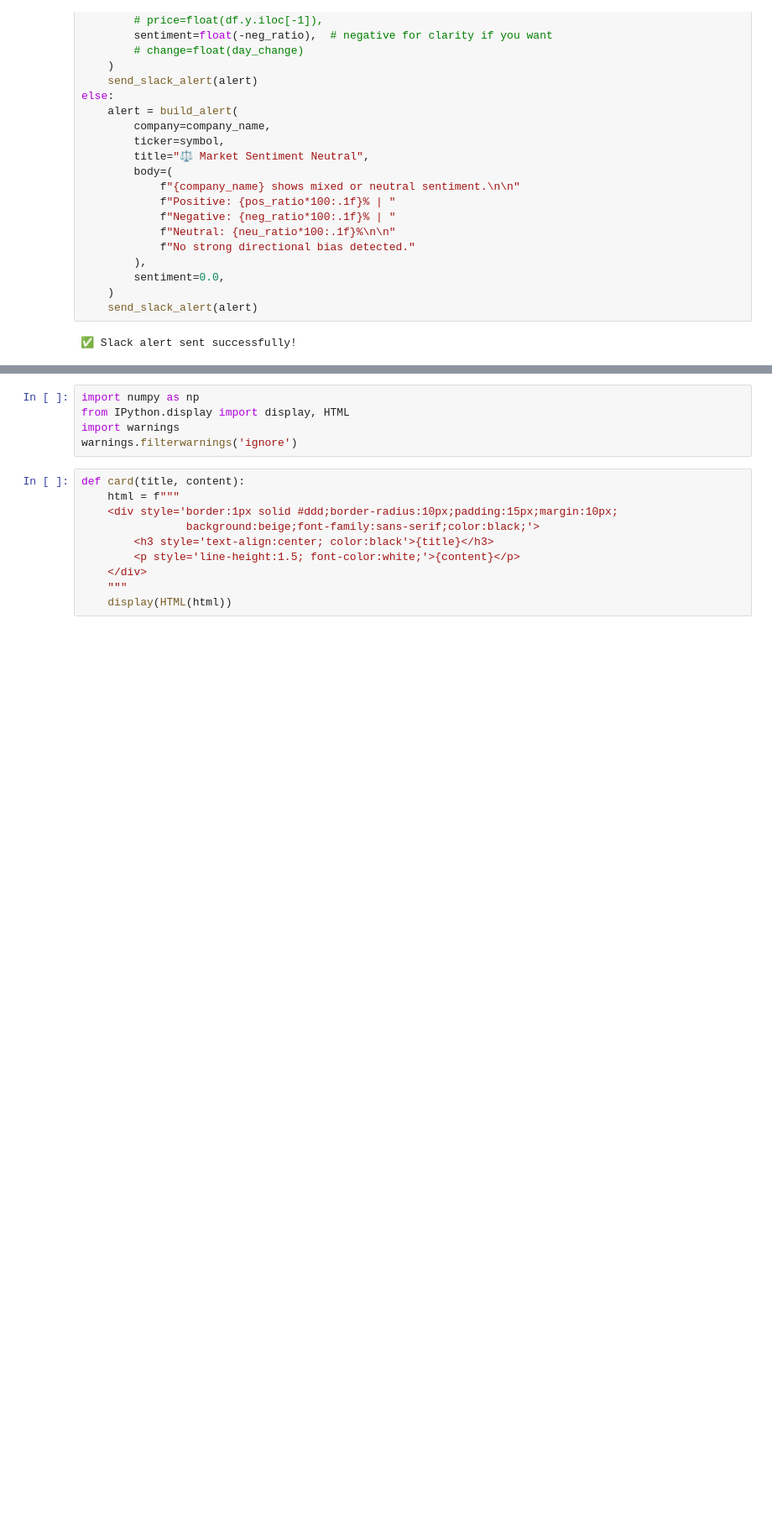
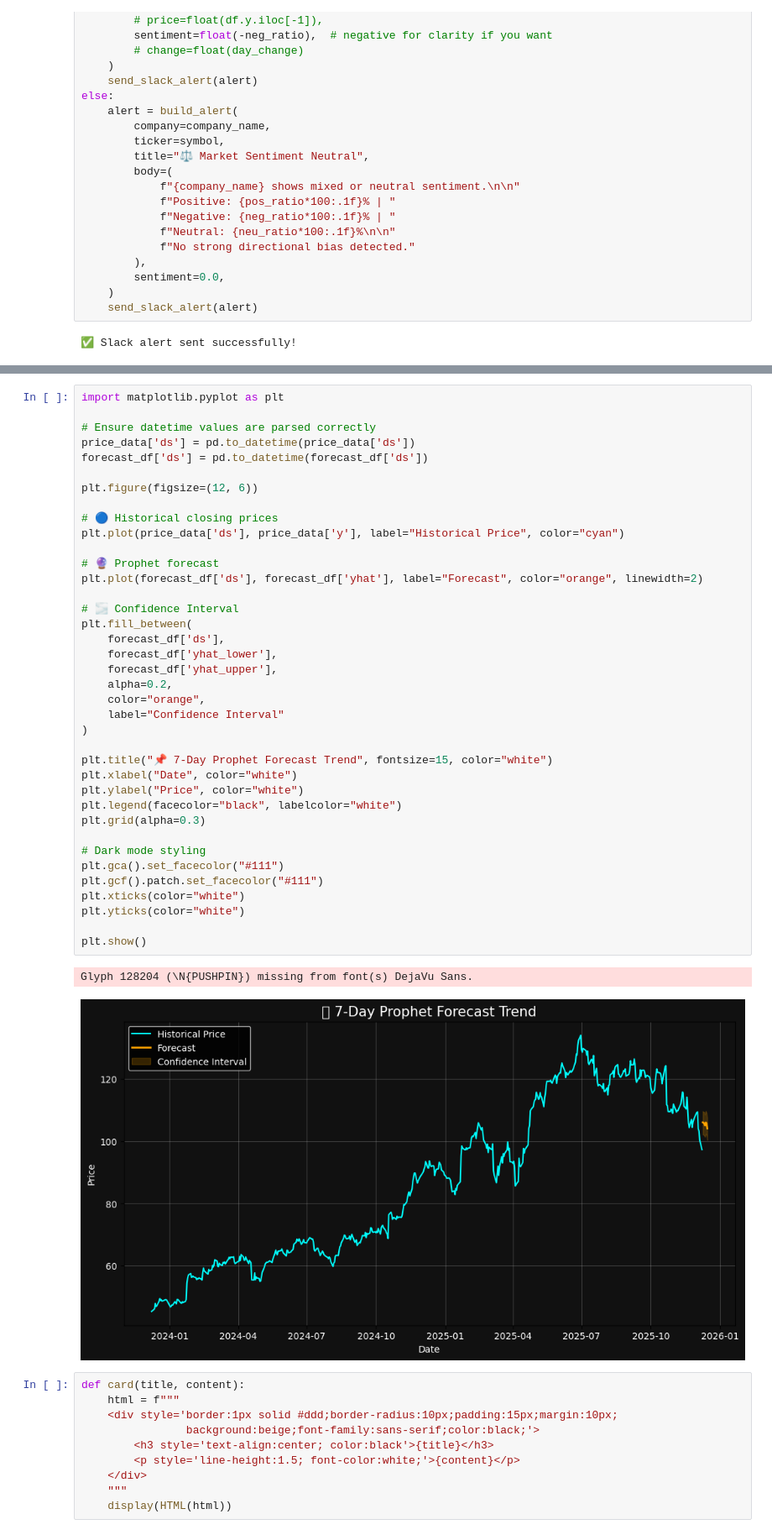
Before and after one commit to gopichandchalla16/infosys-internship-real-time-industry-insight-system, a Jupyter notebook: Project_Sprint1.ipynb, the cells around one changed output, grey strips where cells are left out. Shown at 84% size. Cells and saved outputs as stored; diff of their text form; blank space fills up the shorter version.

Commit message:
final project after dashboard and forecasting integrated

```diff
--- a/Project_Sprint1.ipynb
+++ b/Project_Sprint1.ipynb
@@ -1470,11 +1479,47 @@ Validation skipped: Less data than horizon after initial window. Make horizon or
 Stored 'price_data' (DataFrame)
 Stored 'prophet_model' (Prophet)
 Stored 'forecast_df' (DataFrame)
-# %%
-import numpy as np
-from IPython.display import display, HTML
-import warnings
-warnings.filterwarnings('ignore')
+# %%
+import matplotlib.pyplot as plt
+
+# Ensure datetime values are parsed correctly
+price_data['ds'] = pd.to_datetime(price_data['ds'])
+forecast_df['ds'] = pd.to_datetime(forecast_df['ds'])
+
+plt.figure(figsize=(12, 6))
+
+# 🔵 Historical closing prices
+plt.plot(price_data['ds'], price_data['y'], label="Historical Price", color="cyan")
+
+# 🔮 Prophet forecast
+plt.plot(forecast_df['ds'], forecast_df['yhat'], label="Forecast", color="orange", linewidth=2)
+
+# 🌫 Confidence Interval
+plt.fill_between(
+    forecast_df['ds'],
+    forecast_df['yhat_lower'],
+    forecast_df['yhat_upper'],
+    alpha=0.2,
+    color="orange",
+    label="Confidence Interval"
+)
+
+plt.title("📌 7-Day Prophet Forecast Trend", fontsize=15, color="white")
+plt.xlabel("Date", color="white")
+plt.ylabel("Price", color="white")
+plt.legend(facecolor="black", labelcolor="white")
+plt.grid(alpha=0.3)
+
+# Dark mode styling
+plt.gca().set_facecolor("#111")
+plt.gcf().patch.set_facecolor("#111")
+plt.xticks(color="white")
+plt.yticks(color="white")
+
+plt.show()
+# %% [output]
+Glyph 128204 (\N{PUSHPIN}) missing from font(s) DejaVu Sans.
+[figure, added]
 # %%
 def card(title, content):
     html = f"""
```
Also changed, not shown: parts of 16 cells of this notebook.
